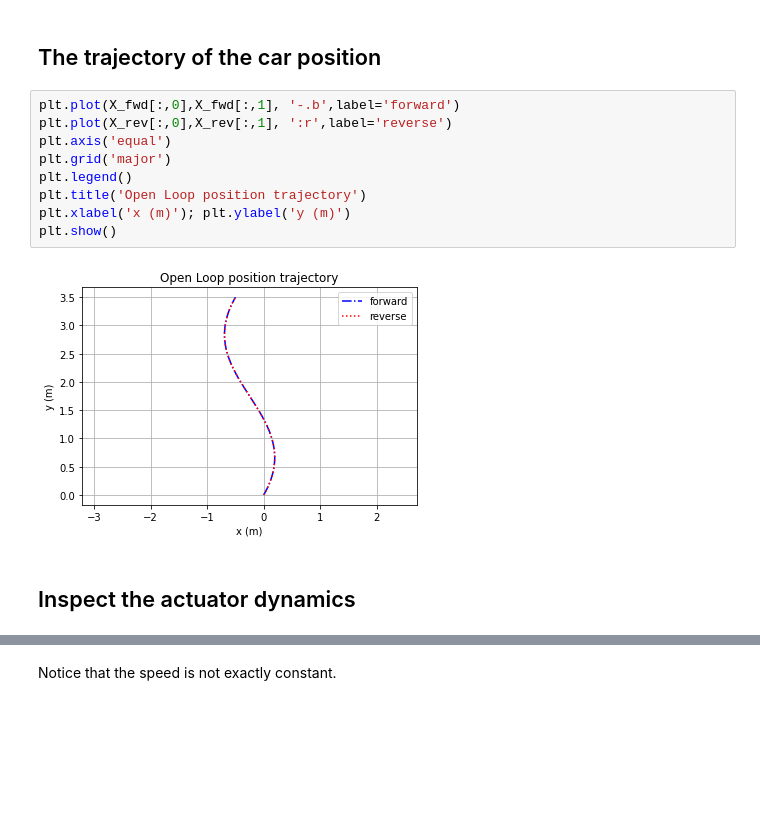
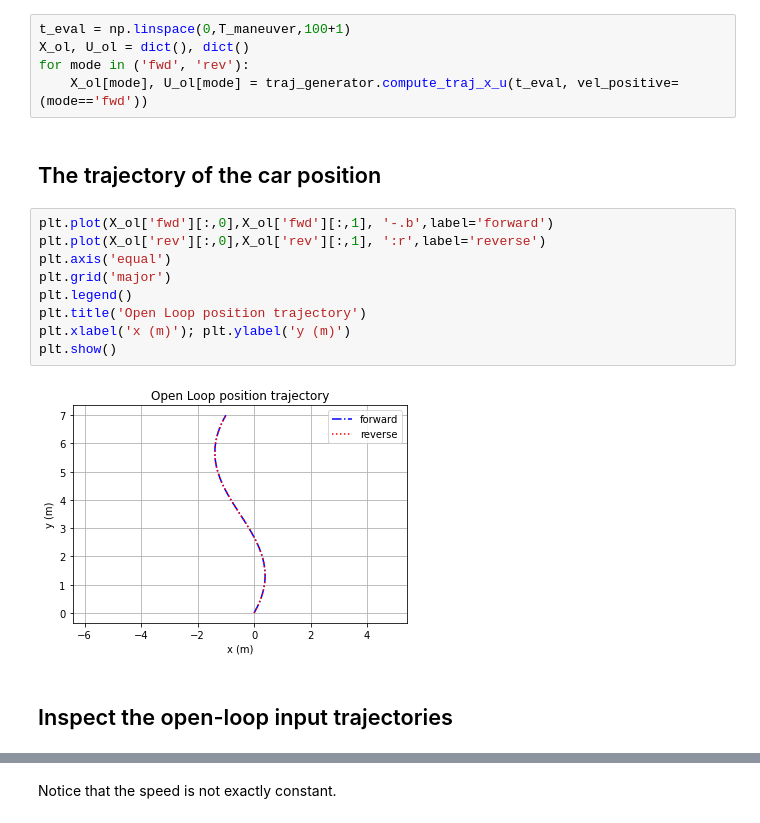
Before and after one commit to lkmuk/modular-mobile-robotics, a Jupyter notebook: examples/car/dev_kinematic_flatness.ipynb, the cells around one changed output, grey strips where cells are left out. Cells and saved outputs as stored; diff of their text form; blank space fills up the shorter version.

```diff
--- a/examples/car/dev_kinematic_flatness.ipynb
+++ b/examples/car/dev_kinematic_flatness.ipynb
@@ -24,18 +40,23 @@ X_rev, U_rev = traj_generator.compute_traj_x_u(t_eval, vel_positive=False) # FYI
+# %%
+t_eval = np.linspace(0,T_maneuver,100+1)
+X_ol, U_ol = dict(), dict()
+for mode in ('fwd', 'rev'):
+    X_ol[mode], U_ol[mode] = traj_generator.compute_traj_x_u(t_eval, vel_positive=(mode=='fwd'))
 # %% [markdown]
 ## The trajectory of the car position
 # %%
-plt.plot(X_fwd[:,0],X_fwd[:,1], '-.b',label='forward')
-plt.plot(X_rev[:,0],X_rev[:,1], ':r',label='reverse')
+plt.plot(X_ol['fwd'][:,0],X_ol['fwd'][:,1], '-.b',label='forward')
+plt.plot(X_ol['rev'][:,0],X_ol['rev'][:,1], ':r',label='reverse')
 plt.axis('equal')
 plt.grid('major')
 plt.legend()
 plt.title('Open Loop position trajectory')
 plt.xlabel('x (m)'); plt.ylabel('y (m)')
 plt.show()
 # %% [output]
-[figure, old version]
+[figure, new version]
 # %% [markdown]
-## Inspect the actuator dynamics
+## Inspect the open-loop input trajectories
 # %%
 _, axs = plt.subplots(2,1,sharex=True)
 plt.suptitle('Open-loop input trajectories')
```
Also changed, not shown: parts of 12 cells of this notebook, 2 other files.
